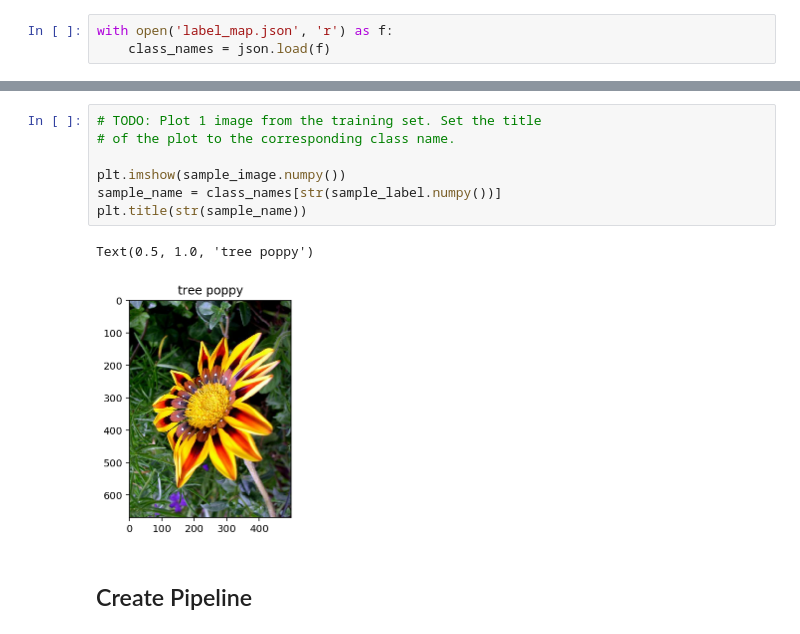
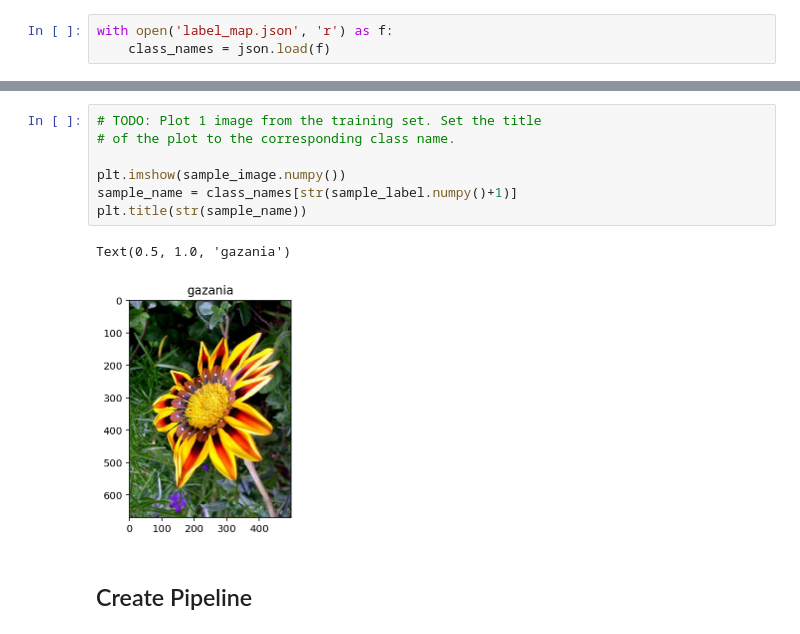
Before and after one commit to saulakh/image-classifier, a Jupyter notebook: Project_Image_Classifier_Project.ipynb, the cells around one changed output, grey strips where cells are left out. Saved outputs shown, nothing was run; the diff lists cells and outputs as text.

```diff
--- a/Project_Image_Classifier_Project.ipynb
+++ b/Project_Image_Classifier_Project.ipynb
@@ -176,13 +197,13 @@ with open('label_map.json', 'r') as f:
 # %%
 # TODO: Plot 1 image from the training set. Set the title
 # of the plot to the corresponding class name.
 
 plt.imshow(sample_image.numpy())
-sample_name = class_names[str(sample_label.numpy())]
+sample_name = class_names[str(sample_label.numpy()+1)]
 plt.title(str(sample_name))
 # %% [output]
-Text(0.5, 1.0, 'tree poppy')
+Text(0.5, 1.0, 'gazania')
-[figure, old version]
+[figure, new version]
 # %% [markdown]
 ## Create Pipeline
 # %%
```
Also changed, not shown: parts of 7 cells of this notebook.
